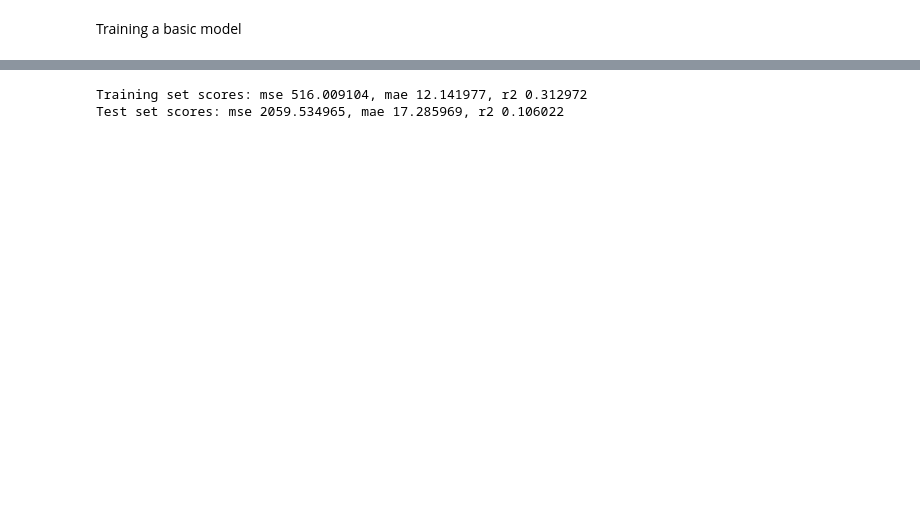
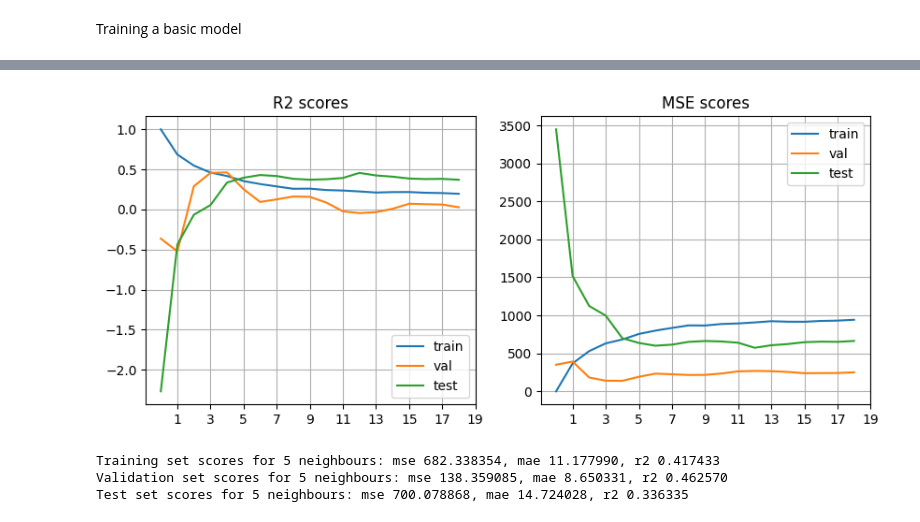
Before and after one commit to jai3703/box_office_prediction, a Jupyter notebook: 02_data_modelling.ipynb, the cells around one changed output, grey strips where cells are left out. Drawn from its saved outputs; the diff is of its cells as text; code cells hidden in the pictures; blank space fills up the shorter version.

```diff
--- a/02_data_modelling.ipynb
+++ b/02_data_modelling.ipynb
@@ -20,0 +31,10 @@ Index(['budget', 'id', 'imdb_id', 'popularity', 'revenue', 'title',
+# %%
+import hopsworks
+import os
+from dotenv import load_dotenv
+load_dotenv()
+api_key = os.getenv("HOPSWORKS_KEY")
+
+project = hopsworks.login(api_key_value=api_key)
+
+fs = project.get_feature_store()
@@ -20,0 +61,10 @@ Index(['budget', 'id', 'imdb_id', 'popularity', 'revenue', 'title',
+# %%
+movie_fg = fs.get_feature_group(name="movies", version=2)
+query = movie_fg.select_all()
+feature_view = fs.get_or_create_feature_view(name="movies",
+                                  version=2,
+                                  description="Get movies in the dataset",
+                                  labels=["revenue"],
+                                  query=query)
+# %%
+data = feature_view.train_validation_test_split(validation_size = 0.1, test_size = 0.2)
@@ -21,2 +74,4 @@ Index(['budget', 'id', 'imdb_id', 'popularity', 'revenue', 'title',
+# %%
+X_train, X_val, X_test, y_train, y_val, y_test = data
 # %% [markdown]
 Training a basic model
@@ -70,23 +172,45 @@ See the caveats in the documentation: https://pandas.pydata.org/pandas-docs/stab
+# %%
+f, ax = plt.subplots(1,2, figsize = (10,4))
+ax[0].plot( r2s)
+ax[0].legend(['train', 'val', 'test'])
+ax[0].set_xticks(range(n_min, n_max, 2))
+ax[0].grid()
+ax[0].set_title("R2 scores")
+ax[1].plot(mses)
+ax[1].legend(['train', 'val', 'test'])
+ax[1].set_xticks(range(n_min, n_max, 2))
+ax[1].set_title("MSE scores")
+ax[1].grid()
+# %% [output]
+[figure, added]
 # %%
-model = KNeighborsRegressor(n_neighbors= 10)
-# model = RadiusNeighborsRegressor(radius= 10)
-
-X_train, X_test, y_train, y_test = train_test_split(X, y, test_size=0.2)
-reg = model.fit(X_train, y_train)
+n_neighbours = 5
+model = KNeighborsRegressor(n_neighbors=n_neighbours)
+reg = model.fit(X_train_scaled, y_train_scaled)
 
 # Evaluate on training set
-y_pred = reg.predict(X_train)
-mse = mean_squared_error(y_train, y_pred)
-mae = mean_absolute_error(y_train, y_pred)
-r2 = r2_score(y_train, y_pred)
-print("Training set scores: mse %f, mae %f, r2 %f" % (mse, mae, r2))
+y_pred = reg.predict(X_train_scaled)
+mse = mean_squared_error(y_train_scaled, y_pred)
+mae = mean_absolute_error(y_train_scaled, y_pred)
+r2 = r2_score(y_train_scaled, y_pred)
+print("Training set scores for %d neighbours: mse %f, mae %f, r2 %f" % (n_neighbours, mse, mae, r2))
 
-# Evaluate on test set
-y_pred = reg.predict(X_test)
-mse = mean_squared_error(y_test, y_pred)
-mae = mean_absolute_error(y_test, y_pred)
-r2 = r2_score(y_test, y_pred)
-print("Test set scores: mse %f, mae %f, r2 %f" % (mse, mae, r2))
+  # Evaluate on test set
+y_pred = reg.predict(X_val_scaled)
+y_pred = np.nan_to_num(y_pred)
+mse = mean_squared_error(y_val_scaled, y_pred)
+mae = mean_absolute_error(y_val_scaled, y_pred)
+r2 = r2_score(y_val_scaled, y_pred)
+print("Validation set scores for %d neighbours: mse %f, mae %f, r2 %f" % (n_neighbours, mse, mae, r2))
+
+  # Evaluate on test set
+y_pred = reg.predict(X_test_scaled)
+y_pred = np.nan_to_num(y_pred)
+mse = mean_squared_error(y_test_scaled, y_pred)
+mae = mean_absolute_error(y_test_scaled, y_pred)
+r2 = r2_score(y_test_scaled, y_pred)
+print("Test set scores for %d neighbours: mse %f, mae %f, r2 %f" % (n_neighbours, mse, mae, r2))
 # %% [output]
-Training set scores: mse 516.009104, mae 12.141977, r2 0.312972
-Test set scores: mse 2059.534965, mae 17.285969, r2 0.106022
+Training set scores for 5 neighbours: mse 682.338354, mae 11.177990, r2 0.417433
+Validation set scores for 5 neighbours: mse 138.359085, mae 8.650331, r2 0.462570
+Test set scores for 5 neighbours: mse 700.078868, mae 14.724028, r2 0.336335
```
Also changed, not shown: parts of 20 cells of this notebook, 7 other files.
